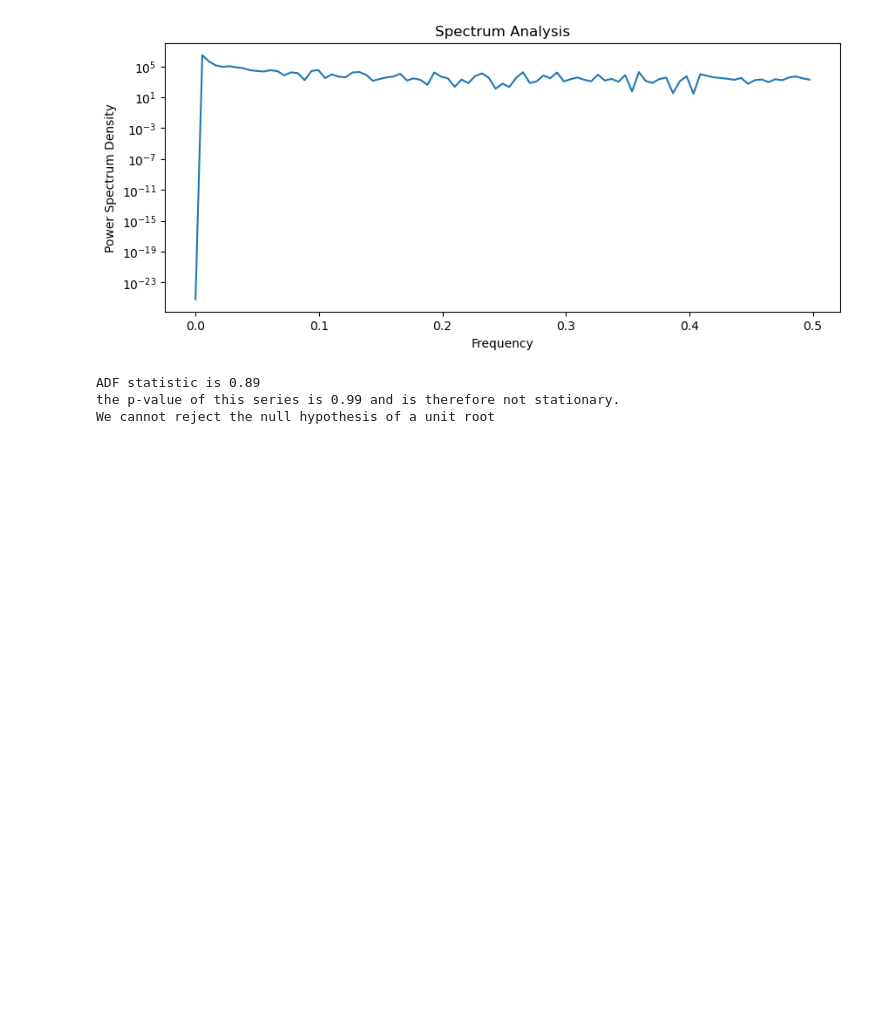
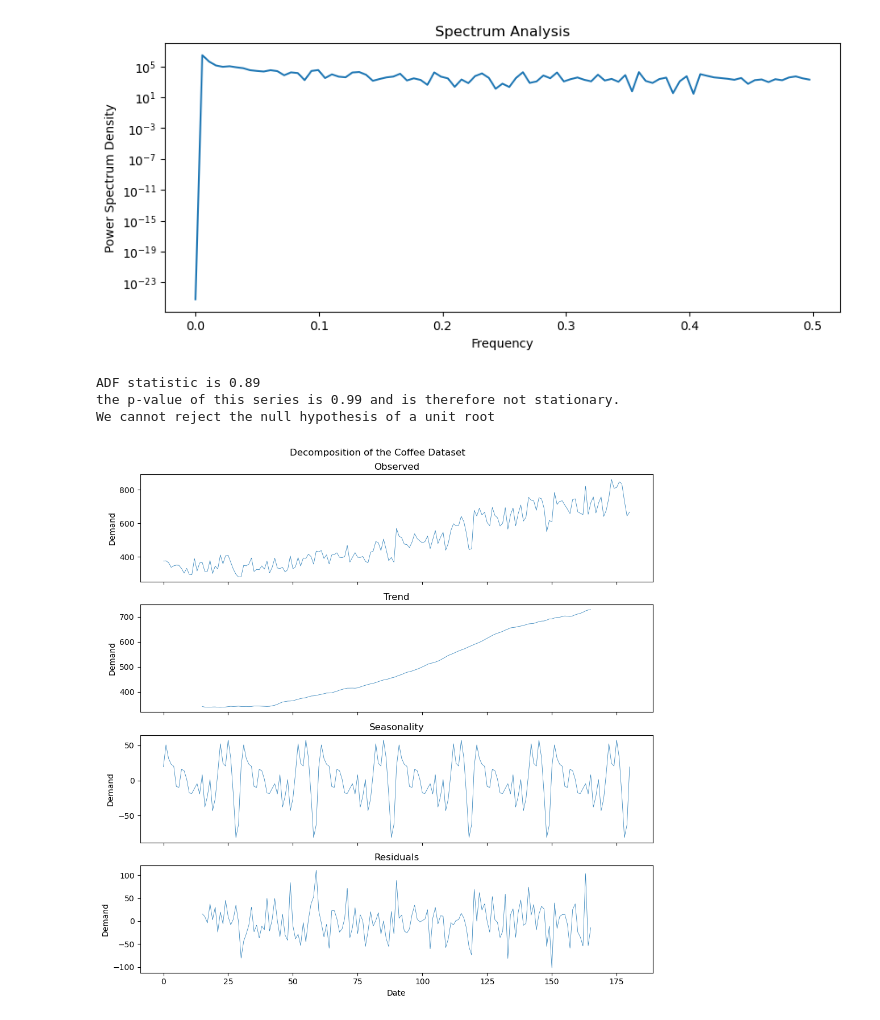
Before and after one commit to Murphysics1/masters_capstone, a Jupyter notebook: MLR_Autoregression_Model.ipynb, the cells around one changed output. Cells and saved outputs as stored; diff of their text form; code cells hidden in the pictures; blank space fills up the shorter version.

```diff
--- a/MLR_Autoregression_Model.ipynb
+++ b/MLR_Autoregression_Model.ipynb
@@ -3,7 +3,7 @@ from Functions import *
 
 import pandas as pd
 # %%
-df = pd.read_csv('prepared_data.csv')
+df = pd.read_csv('prepared_data.csv',parse_dates=['Date'])
 # %%
 df_coffee = df.loc[df['Product']=='Coffee',['Date','Quantity']].reset_index(drop=True)
 df_tea = df.loc[df['Product']=='Tea',['Date','Quantity']].reset_index(drop=True)
@@ -31,3 +31,7 @@ trend_stationary(df_coffee, 'Quantity')
 ADF statistic is 0.89
 the p-value of this series is 0.99 and is therefore not stationary.
 We cannot reject the null hypothesis of a unit root
+# %%
+time_series_decomposition(df_coffee['Quantity'],period=30,plot_title="Decomposition of the Coffee Dataset",plot_y="Demand")
+# %% [output]
+[figure, added]
```
Also changed, not shown: parts of 2 cells of this notebook, 2 other files.
